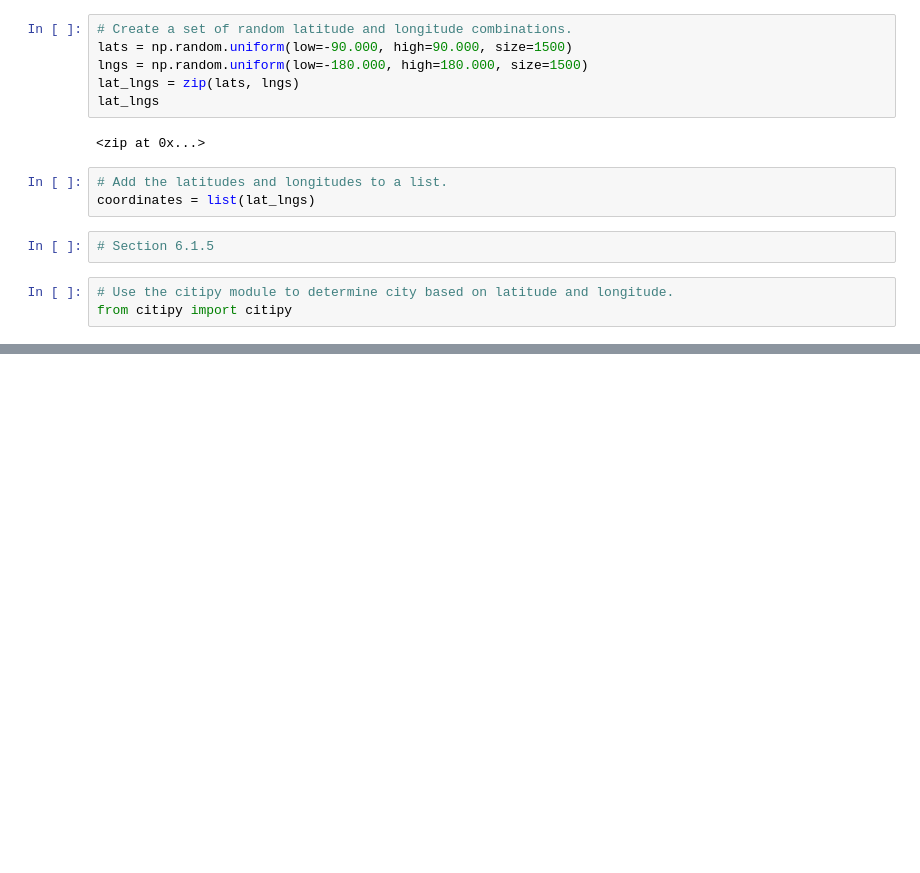
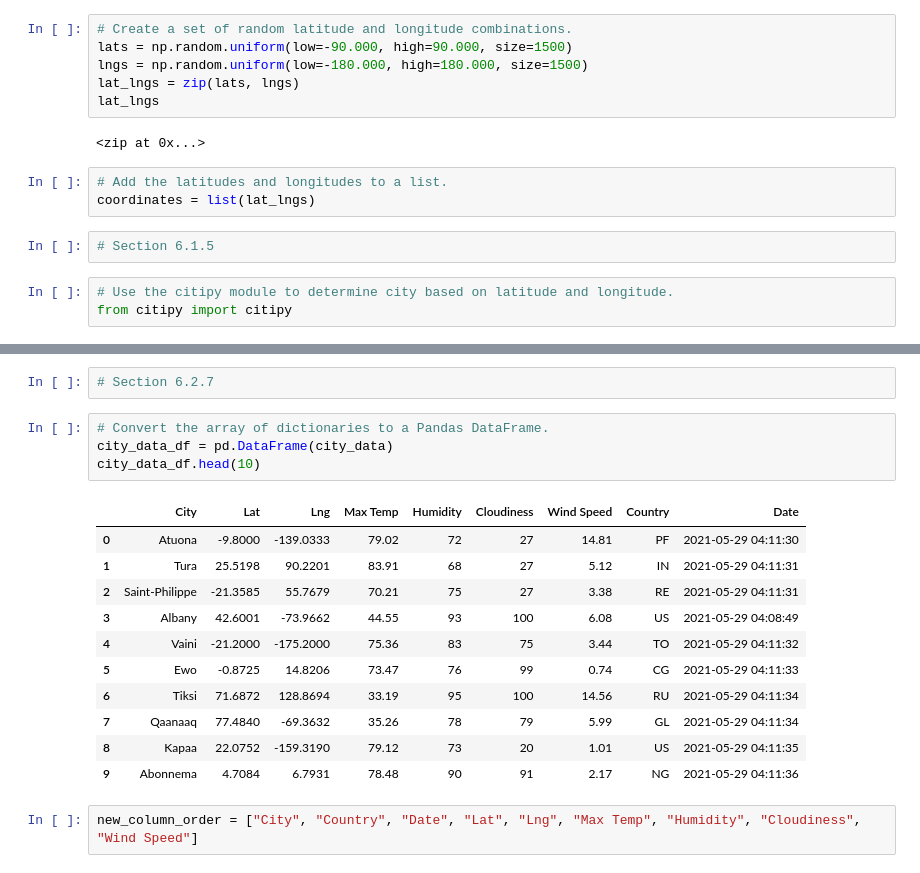
Before and after one commit to aparihar1984/Module_6_World_Weather_Analysis_Redo, a Jupyter notebook: WeatherPy.ipynb, the cells around one changed output, grey strips where cells are left out. Cells and saved outputs as stored; diff of their text form; blank space fills up the shorter version.

```diff
--- a/WeatherPy.ipynb
+++ b/WeatherPy.ipynb
@@ -37,0 +133,20 @@ len(cities)
+# %%
+# Section 6.2.7
+# %%
+# Convert the array of dictionaries to a Pandas DataFrame.
+city_data_df = pd.DataFrame(city_data)
+city_data_df.head(10)
+# %% [output]
+|  | City | Lat | Lng | Max Temp | Humidity | Cloudiness | Wind Speed | Country | Date |
+| 0 | Atuona | -9.8000 | -139.0333 | 79.02 | 72 | 27 | 14.81 | PF | 2021-05-29 04:11:30 |
+| 1 | Tura | 25.5198 | 90.2201 | 83.91 | 68 | 27 | 5.12 | IN | 2021-05-29 04:11:31 |
+| 2 | Saint-Philippe | -21.3585 | 55.7679 | 70.21 | 75 | 27 | 3.38 | RE | 2021-05-29 04:11:31 |
+| 3 | Albany | 42.6001 | -73.9662 | 44.55 | 93 | 100 | 6.08 | US | 2021-05-29 04:08:49 |
+| 4 | Vaini | -21.2000 | -175.2000 | 75.36 | 83 | 75 | 3.44 | TO | 2021-05-29 04:11:32 |
+| 5 | Ewo | -0.8725 | 14.8206 | 73.47 | 76 | 99 | 0.74 | CG | 2021-05-29 04:11:33 |
+| 6 | Tiksi | 71.6872 | 128.8694 | 33.19 | 95 | 100 | 14.56 | RU | 2021-05-29 04:11:34 |
+| 7 | Qaanaaq | 77.4840 | -69.3632 | 35.26 | 78 | 79 | 5.99 | GL | 2021-05-29 04:11:34 |
+| 8 | Kapaa | 22.0752 | -159.3190 | 79.12 | 73 | 20 | 1.01 | US | 2021-05-29 04:11:35 |
+| 9 | Abonnema | 4.7084 | 6.7931 | 78.48 | 90 | 91 | 2.17 | NG | 2021-05-29 04:11:36 |
+# %%
+new_column_order = ["City", "Country", "Date", "Lat", "Lng", "Max Temp", "Humidity", "Cloudiness", "Wind Speed"]
```
Also changed, not shown: parts of 8 cells of this notebook, 3 other files.
